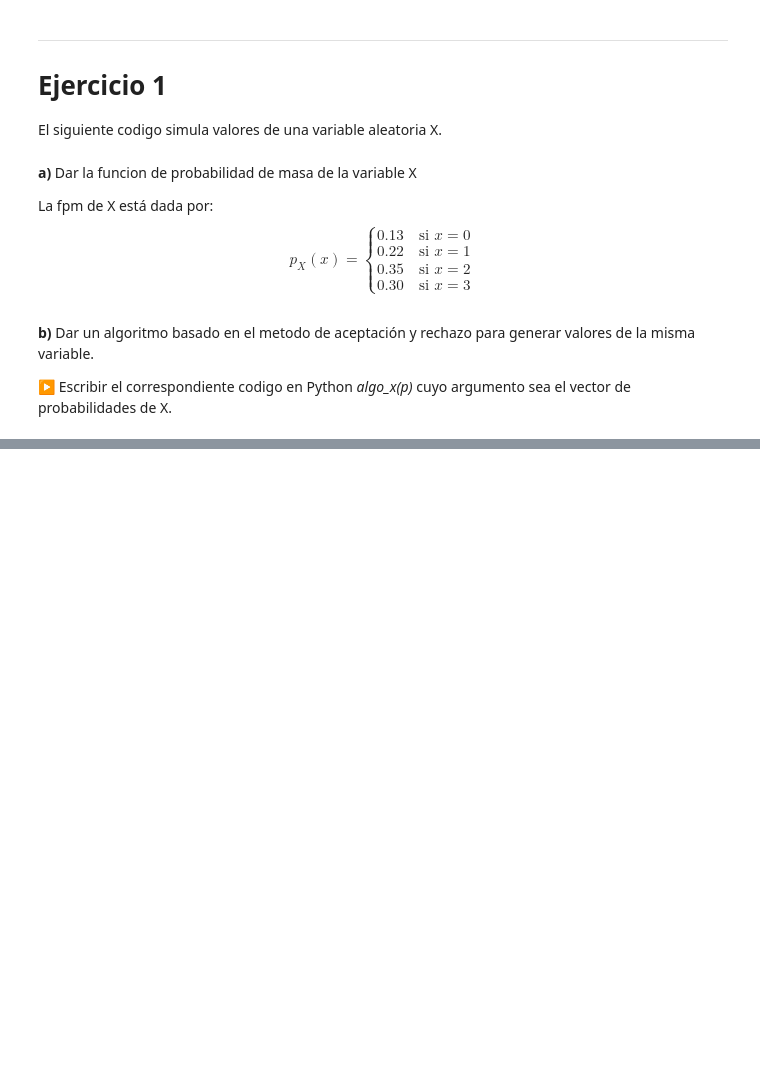
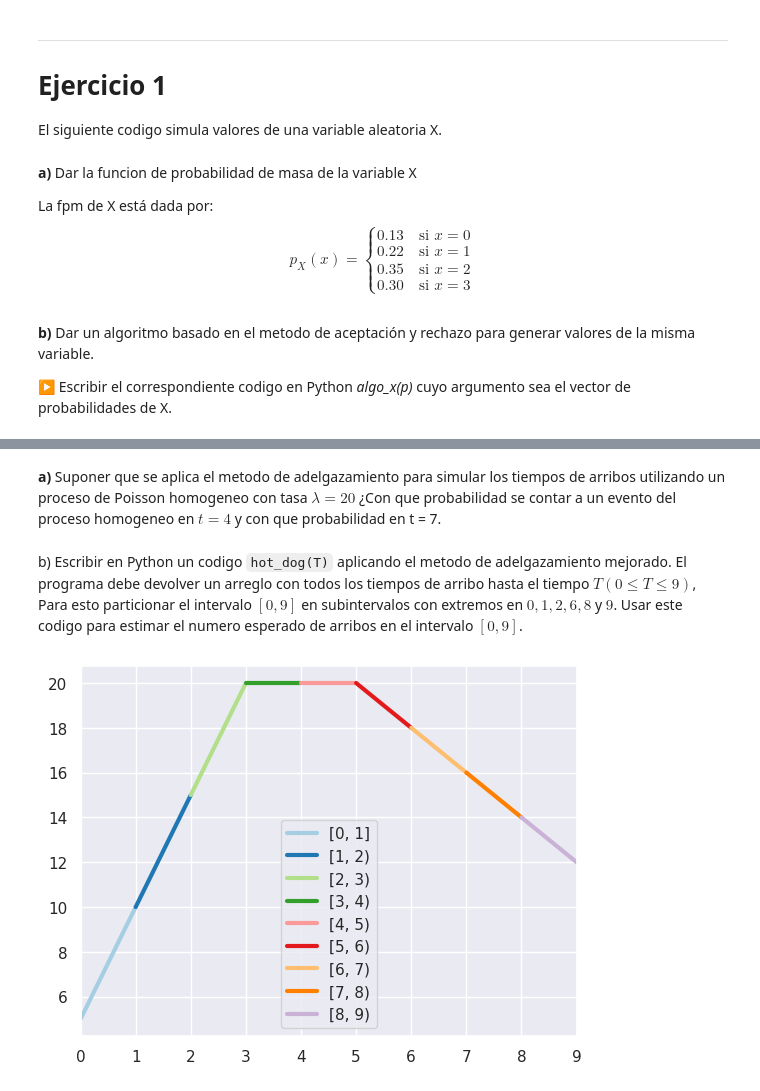
Before and after one commit to alvaro-mediina/modelos-y-simulacion-2025, a Jupyter notebook: tp5-var-aleatorias-continuas/Parcial-2024.ipynb, the cells around one changed output, grey strips where cells are left out. Drawn from its saved outputs; the diff is of its cells as text; code cells hidden in the pictures; blank space fills up the shorter version.

```diff
--- a/tp5-var-aleatorias-continuas/Parcial-2024.ipynb
+++ b/tp5-var-aleatorias-continuas/Parcial-2024.ipynb
@@ -98,0 +154,40 @@ plt.show()
+# %% [markdown]
+**a)** Suponer que se aplica el metodo de adelgazamiento para simular los tiempos de arribos utilizando un proceso de Poisson homogeneo con tasa $\lambda = 20$ ¿Con que probabilidad se contar a un evento del proceso homogeneo en $t = 4$ y con que probabilidad en t = 7.
+# %% [markdown]
+b) Escribir en Python un codigo `hot_dog(T)` aplicando el metodo de adelgazamiento mejorado. El programa debe devolver un arreglo con todos los tiempos de arribo hasta el tiempo $T (0 ≤ T ≤ 9)$, Para esto particionar el intervalo $[0, 9]$ en subintervalos con extremos en $0, 1, 2, 6, 8$ y $9$. Usar este codigo para estimar el numero esperado de arribos en el intervalo $[0, 9]$.
+# %%
+# Función de densidad lambda
+def lamda_density(t:float) -> float:
+    """
+    Función de densidad del ejercicio
+
+    Args:
+        t (int): Parámetro entero de tiempo
+
+    Returns:
+        float: Densidad de probabilidad hasta t
+    """
+    return np.where(
+        (0 <= t) & (t < 3),
+        5 + 5*t,
+        np.where(
+            (3<= t) & (t<=5),
+            20,
+            np.where(
+                (5 < t) & (t <= 9),
+                30 - 2*t,
+                0
+            )
+        )
+    )
+# %%
+#Densidad particionada
+for i in range(9):
+    x = np.linspace(i, i + 1, 1000)
+    label = f"[{i}, {i + 1}{')' if  i > 0 & i < 8 else ']'}"
+    sns.lineplot(x=x, y=lamda_density(x), label=label, color=pallete[i], linewidth=3)
+plt.xlim(0,9)
+plt.legend()
+plt.show()
+# %% [output]
+[figure, added]
```
Also changed, not shown: parts of 19 cells of this notebook.
